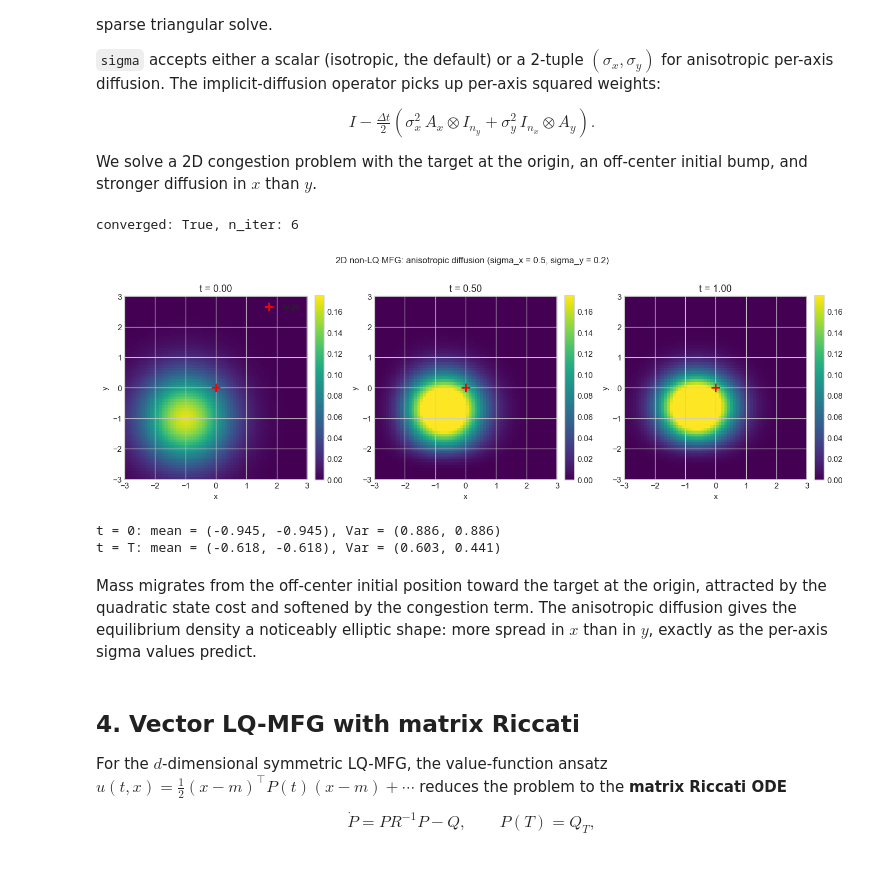
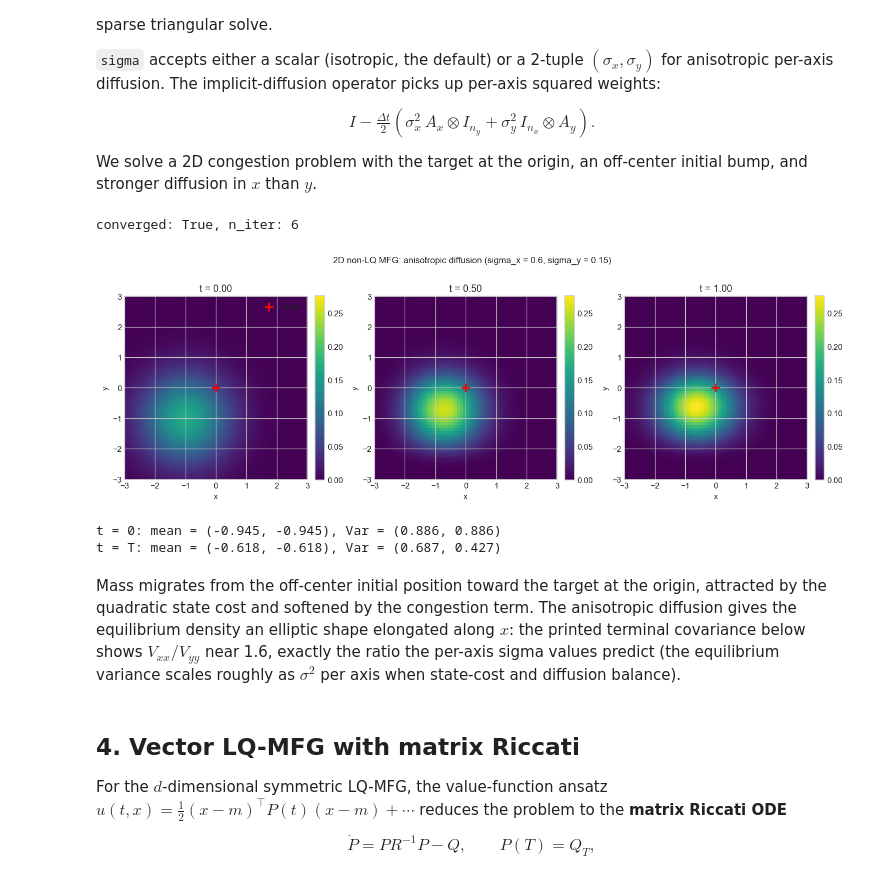
Before and after one commit to TriGo06/MVKit, a Jupyter notebook: notebooks/mvkit_tour_v2.ipynb, the cells around one changed output. Drawn from its saved outputs; the diff is of its cells as text; code cells hidden in the pictures.

```diff
--- a/notebooks/mvkit_tour_v2.ipynb
+++ b/notebooks/mvkit_tour_v2.ipynb
@@ -264,8 +266,9 @@ def F_2d(t, X, Y, m):
 def g_2d(X, Y, m):
     return np.zeros_like(X)
 
+sigma_x_2d, sigma_y_2d = 0.6, 0.15
 problem_2d = MFGProblem2D(
-    sigma=(0.5, 0.2),  # anisotropic: more diffusion in x
+    sigma=(sigma_x_2d, sigma_y_2d),  # anisotropic: more diffusion in x
     T=1.0,
     domain=((a2, b2), (a2, b2)),
     n_x=(n_xy, n_xy),
@@ -283,7 +286,9 @@ print(f"converged: {sol_2d.converged}, n_iter: {sol_2d.n_iterations}")
 
 slice_indices_2d = [0, n_t_2d // 2, n_t_2d]
 fig, axes = plt.subplots(1, 3, figsize=(13, 4.4))
-vmax_plot = float(sol_2d.m[slice_indices_2d[0]].max() * 1.05)
+# vmax = max across all displayed slices, so the central peak is not
+# saturated and the elliptic shape stays visible.
+vmax_plot = float(max(sol_2d.m[i].max() for i in slice_indices_2d))
 for k, idx in enumerate(slice_indices_2d):
     ax = axes[k]
     im = ax.imshow(
@@ -294,49 +299,52 @@ for k, idx in enumerate(slice_indices_2d):
         vmin=0.0,
         vmax=vmax_plot,
     )
-    ax.scatter([0], [0], color="red", marker="+", s=100, lw=2.0,
+    ax.scatter([0], [0], color="red", marker="+", s=120, lw=2.0,
                label="target")
     ax.set_title(f"t = {sol_2d.t_grid[idx]:.2f}")
     ax.set_xlabel("x")
     ax.set_ylabel("y")
     plt.colorbar(im, ax=ax, fraction=0.046, pad=0.04)
 
 axes[0].legend(loc="upper right", fontsize=9)
 plt.suptitle(
-    "2D non-LQ MFG: anisotropic diffusion (sigma_x = 0.5, sigma_y = 0.2)",
+    f"2D non-LQ MFG: anisotropic diffusion "
+    f"(sigma_x = {sigma_x_2d}, sigma_y = {sigma_y_2d})",
     fontsize=11,
 )
 plt.tight_layout()
 plt.show()
 
 
 def cov_2d(m_t):
     X_g, Y_g = np.meshgrid(sol_2d.x_grid, sol_2d.y_grid, indexing="ij")
     dx = (b2 - a2) / n_xy
     mx = float(np.sum(X_g * m_t) * dx * dx)
     my = float(np.sum(Y_g * m_t) * dx * dx)
     Vxx = float(np.sum((X_g - mx) ** 2 * m_t) * dx * dx)
     Vyy = float(np.sum((Y_g - my) ** 2 * m_t) * dx * dx)
     return mx, my, Vxx, Vyy
 
 
 mx0, my0, Vxx0, Vyy0 = cov_2d(sol_2d.m[0])
 mxT, myT, VxxT, VyyT = cov_2d(sol_2d.m[-1])
 print(f"t = 0: mean = ({mx0:.3f}, {my0:.3f}), "
       f"Var = ({Vxx0:.3f}, {Vyy0:.3f})")
 print(f"t = T: mean = ({mxT:.3f}, {myT:.3f}), "
       f"Var = ({VxxT:.3f}, {VyyT:.3f})")
 # %% [output]
 converged: True, n_iter: 6
-[figure, old version]
+[figure, new version]
 t = 0: mean = (-0.945, -0.945), Var = (0.886, 0.886)
-t = T: mean = (-0.618, -0.618), Var = (0.603, 0.441)
+t = T: mean = (-0.618, -0.618), Var = (0.687, 0.427)
 # %% [markdown]
 Mass migrates from the off-center initial position toward the target
 at the origin, attracted by the quadratic state cost and softened by
 the congestion term. The anisotropic diffusion gives the equilibrium
-density a noticeably elliptic shape: more spread in $x$ than in $y$,
-exactly as the per-axis sigma values predict.
+density an elliptic shape elongated along $x$: the printed terminal
+covariance below shows $V_{xx} / V_{yy}$ near 1.6, exactly the ratio
+the per-axis sigma values predict (the equilibrium variance scales
+roughly as $\sigma^2$ per axis when state-cost and diffusion balance).
 # %% [markdown]
 ## 4. Vector LQ-MFG with matrix Riccati
 
```
Also changed, not shown: parts of 1 cell of this notebook.
